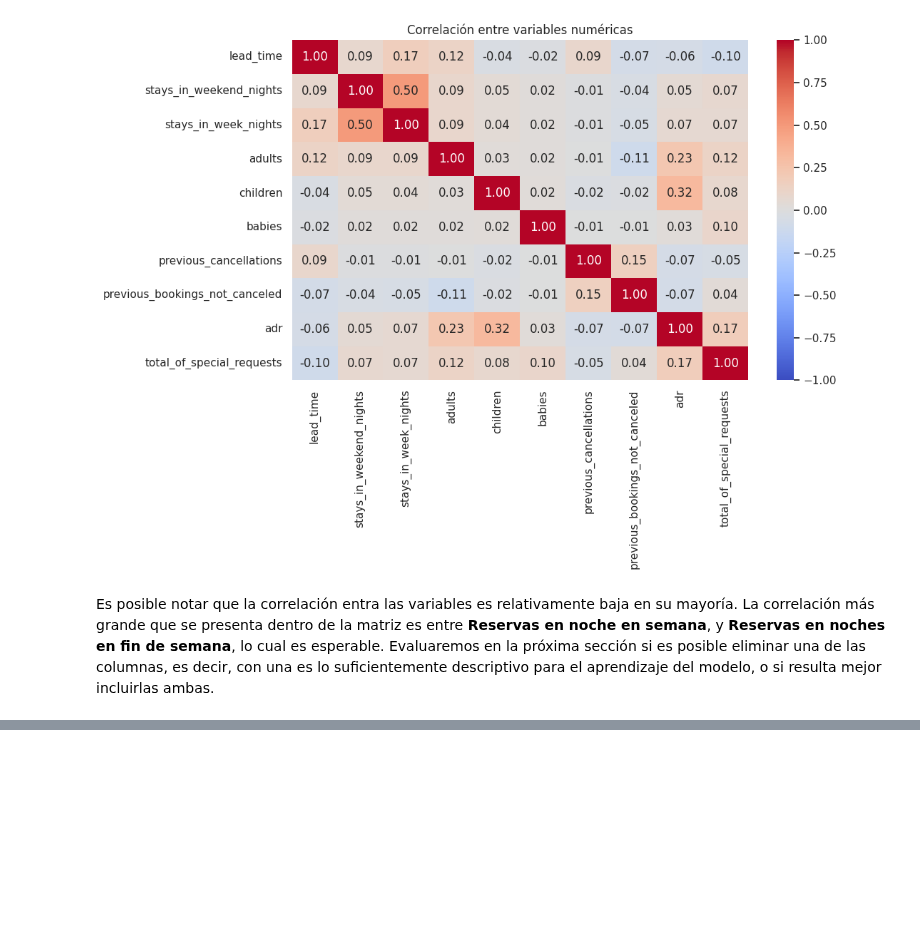
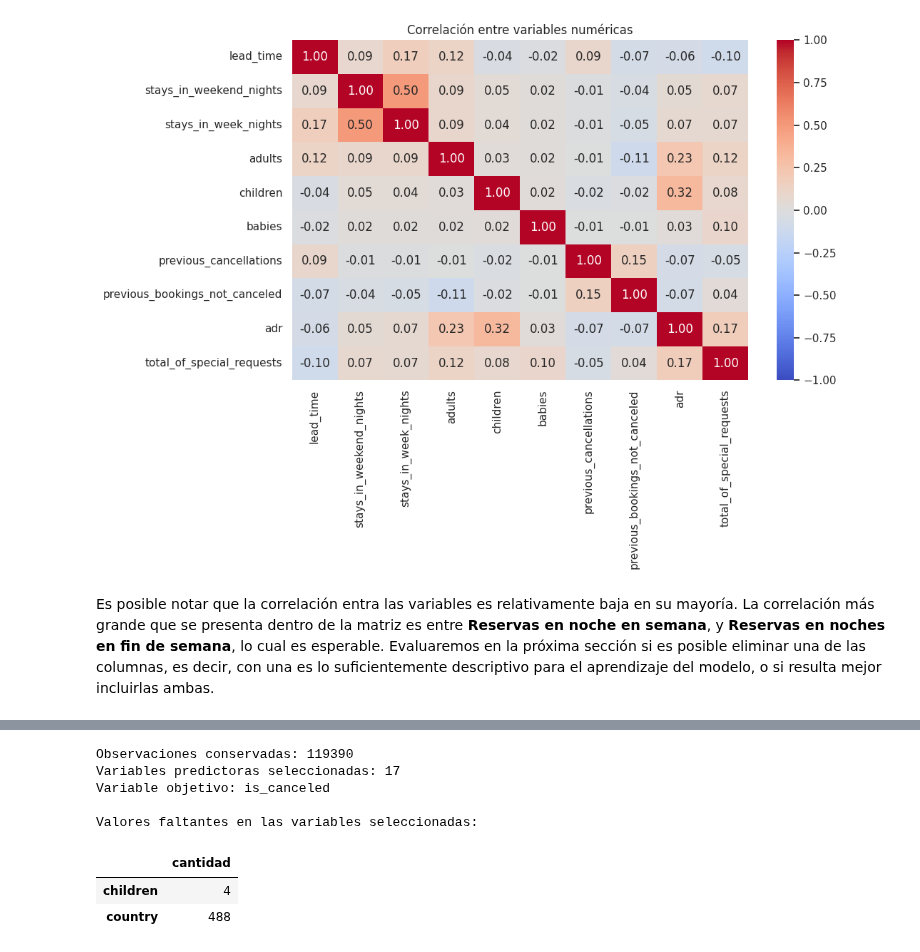
Before and after one commit to CristianAlvarez00/Modelo-hotel, a Jupyter notebook: fase-1/modelo-hotel.ipynb, the cells around one changed output, grey strips where cells are left out. Saved outputs shown, nothing was run; the diff lists cells and outputs as text; code cells hidden in the pictures; blank space fills up the shorter version.

```diff
--- a/fase-1/AnalisisExploratorio.ipynb
+++ b/fase-1/modelo-hotel.ipynb
@@ -61,0 +34,14 @@ Dimensiones del dataset: 119390 filas y 32 columnas
+# %%
+URL_DATOS = (
+    "https://raw.githubusercontent.com/CristianAlvarez00/Modelo-hotel/"
+    "65ee039efe2bc8e67ed399ae1cbb0308aa447e1c/"
+    "data/hotel_bookings.csv"
+)
+
+df = pd.read_csv(URL_DATOS)
+
+assert df.shape == (119390, 32), "El CSV no tiene las dimensiones esperadas."
+
+print("Datos cargados desde el repositorio de GitHub")
+print(f"Dimensiones del dataset: {df.shape[0]} filas y {df.shape[1]} columnas")
+display(df.head())
@@ -330,0 +336,44 @@ Es posible notar que la correlación entra las variables es relativamente baja e
+# %%
+columnas_numericas_modelo = [
+    "lead_time",
+    "stays_in_weekend_nights",
+    "stays_in_week_nights",
+    "adults",
+    "children",
+    "babies",
+    "is_repeated_guest",
+    "previous_cancellations",
+    "previous_bookings_not_canceled"
+]
+
+columnas_categoricas_modelo = [
+    "hotel",
+    "arrival_date_month",
+    "meal",
+    "country",
+    "market_segment",
+    "distribution_channel",
+    "reserved_room_type",
+    "customer_type"
+]
+
+columnas_modelo = columnas_numericas_modelo + columnas_categoricas_modelo
+
+X = df[columnas_modelo].copy()
+y = df["is_canceled"].copy()
+
+print(f"Observaciones conservadas: {len(X)}")
+print(f"Variables predictoras seleccionadas: {X.shape[1]}")
+print("Variable objetivo:", y.name)
+
+print("\nValores faltantes en las variables seleccionadas:")
+display(X.isna().sum()[X.isna().sum() > 0].to_frame("cantidad"))
+# %% [output]
+Observaciones conservadas: 119390
+Variables predictoras seleccionadas: 17
+Variable objetivo: is_canceled
+
+Valores faltantes en las variables seleccionadas:
+|  | cantidad |
+| children | 4 |
+| country | 488 |
```
Also changed, not shown: parts of 12 cells of this notebook.
